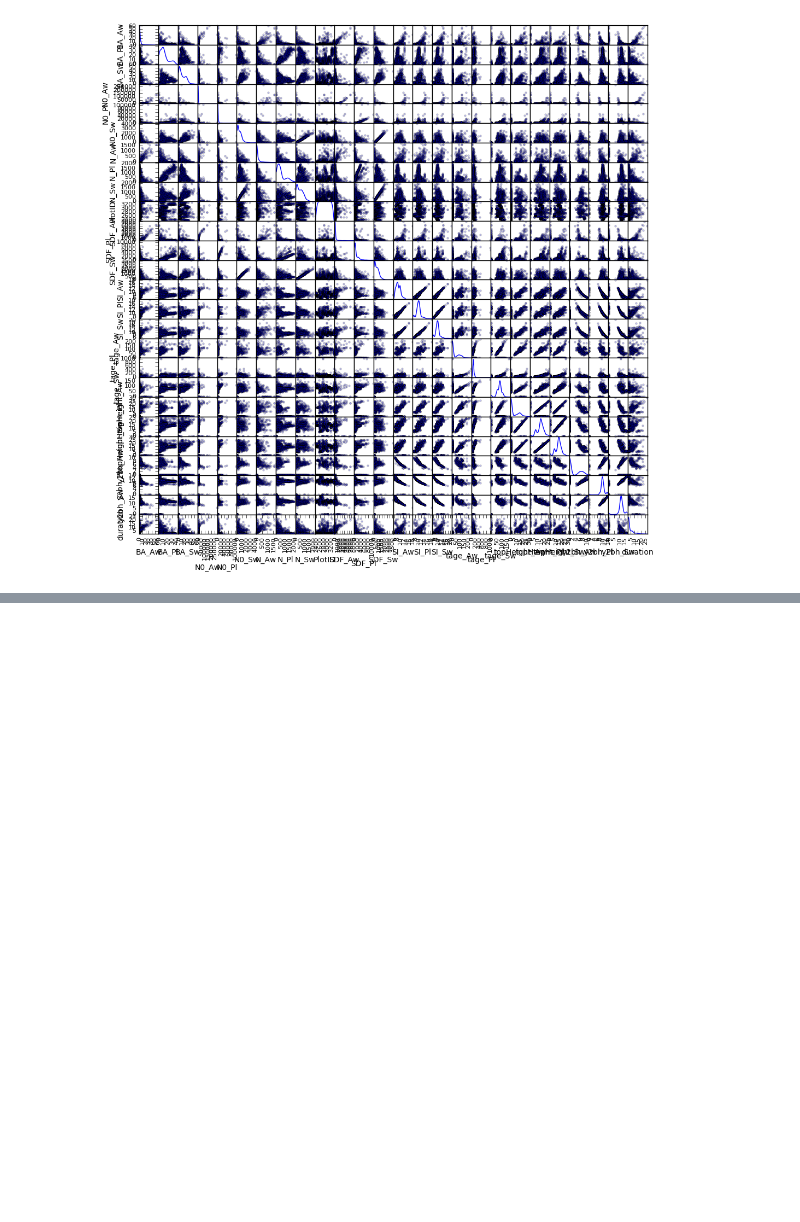
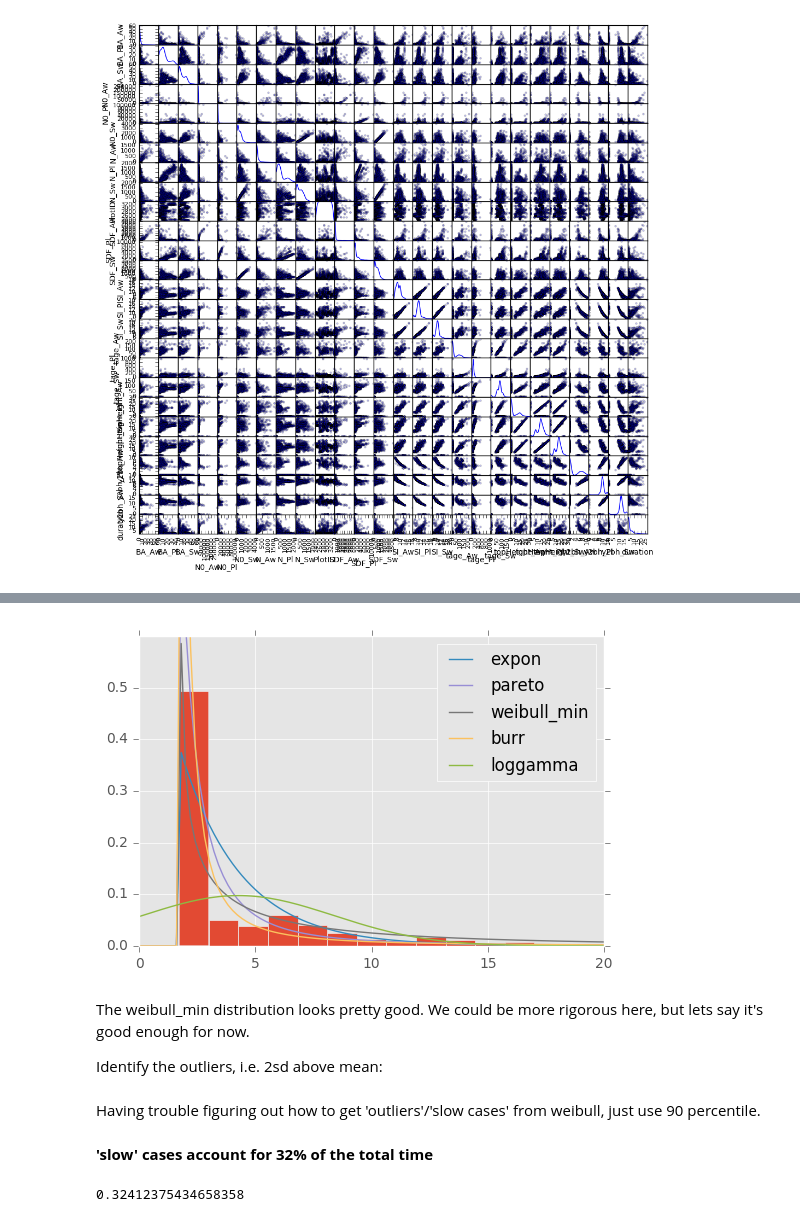
Before and after one commit to tesera/pygypsy, a Jupyter notebook: notebooks/#32-address-testing-findings.ipynb, the cells around one changed output, grey strips where cells are left out. Drawn from its saved outputs; the diff is of its cells as text; code cells hidden in the pictures; blank space fills up the shorter version.

```diff
--- a/notebooks/#32-address-testing-findings.ipynb
+++ b/notebooks/#32-address-testing-findings.ipynb
@@ -161,0 +197,25 @@ KeyError: 'SP1'
+# %%
+import scipy
+import scipy.stats
+import matplotlib.pyplot as plt
+plt.style.use('ggplot')
+
+dist_names = ['expon', 'pareto', 'weibull_min', 'burr', 'loggamma']
+
+h = plt.hist(plots_times['duration'], bins=20, normed=True)
+x = np.linspace(0, 40, 200)
+for dist_name in dist_names:
+    dist = getattr(scipy.stats, dist_name)
+    param = dist.fit(plots_times['duration'])
+    pdf_fitted = dist.pdf(x, *param[:-2], loc=param[-2], scale=param[-1])
+    plt.plot(x, pdf_fitted, label=dist_name)
+    plt.xlim(0,20)
+    plt.ylim(0,0.6)
+plt.legend(loc='upper right')
+plt.show()
+# %% [output]
+[figure, added]
+# %% [markdown]
+The weibull_min distribution looks pretty good. We could be more rigorous here, but lets say it's good enough for now.
+
+Identify the outliers, i.e. 2sd above mean:
@@ -161,0 +225,2 @@ KeyError: 'SP1'
+# %% [markdown]
+Having trouble figuring out how to get 'outliers'/'slow cases' from weibull, just use 90 percentile.
@@ -161,0 +232,6 @@ KeyError: 'SP1'
+# %% [markdown]
+**'slow' cases account for 32% of the total time**
+# %%
+plots_times.loc[slow_cases, 'duration'].sum()/plots_times['duration'].sum()
+# %% [output]
+0.32412375434658358
```
Also changed, not shown: parts of 17 cells of this notebook.
